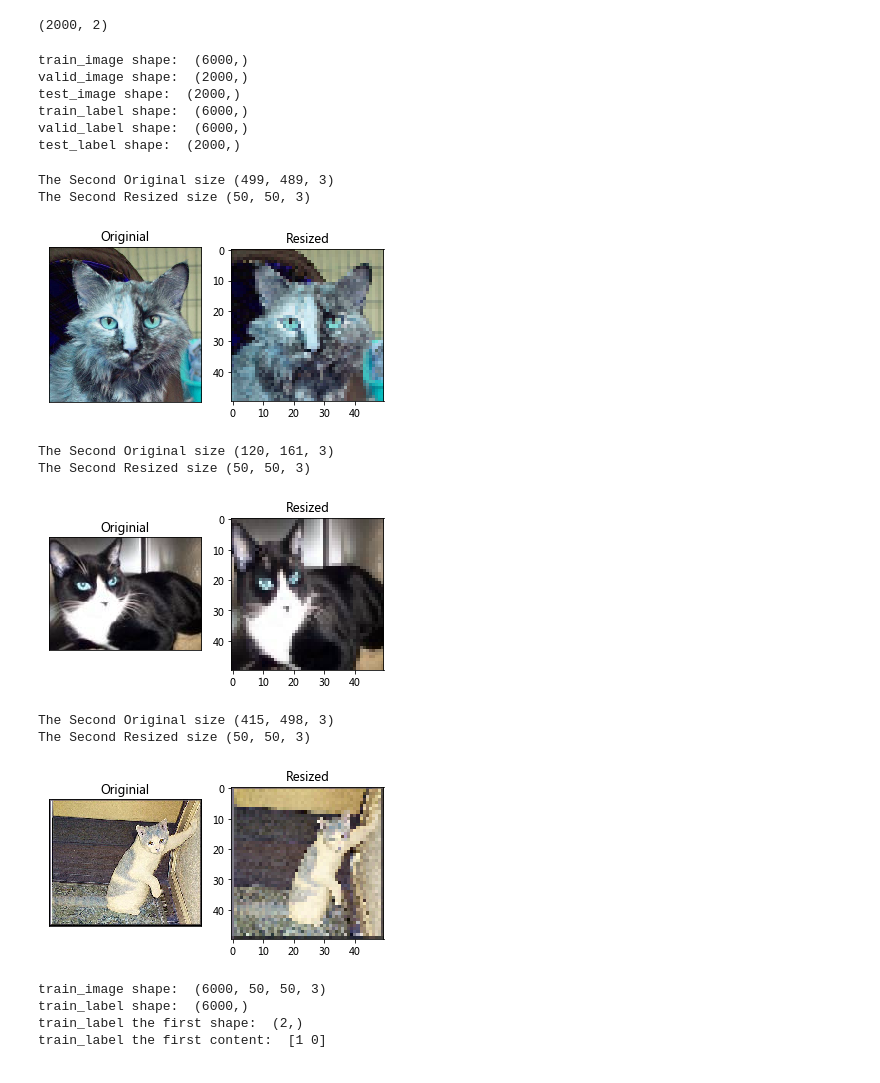
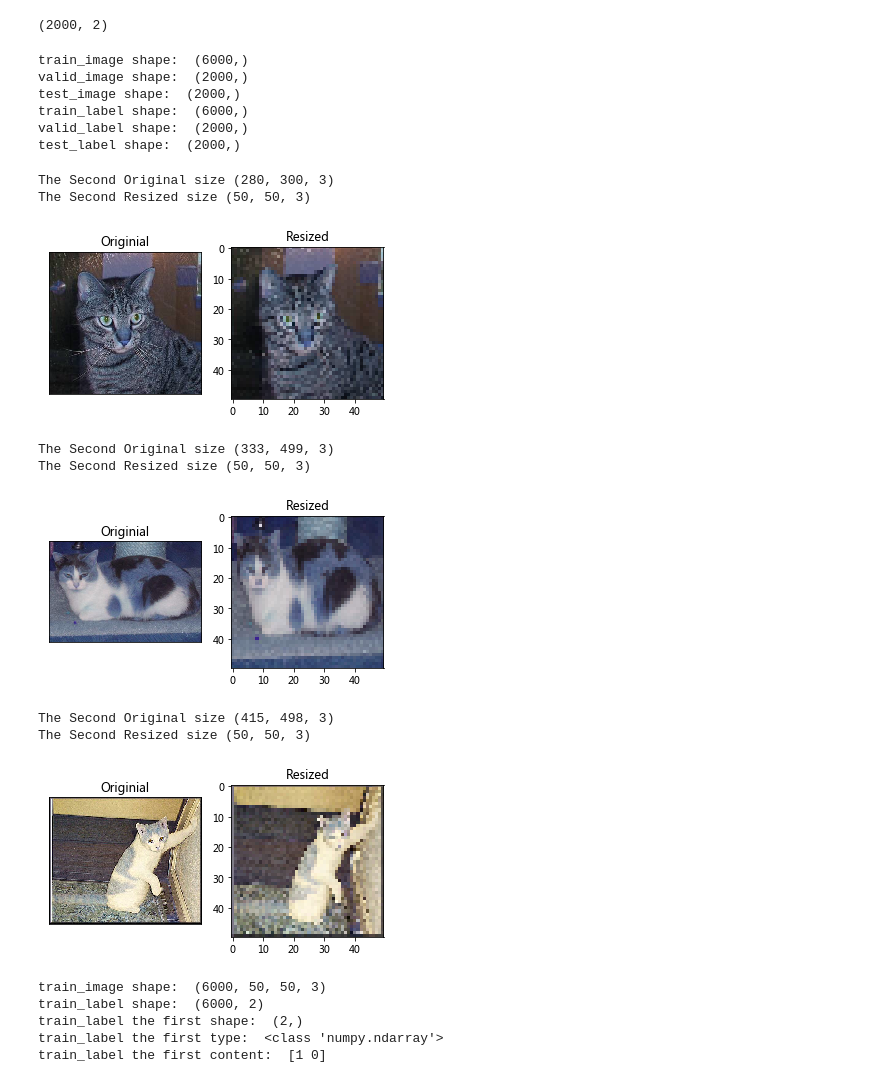
Before and after one commit to momochang/cat-vs-dog-classification---DNN-no-hidden, a Jupyter notebook: cat vs dog-classification DNN no hidden.ipynb, the cells around one changed output. Drawn from its saved outputs; the diff is of its cells as text; code cells hidden in the pictures.

```diff
--- a/cat vs dog-classification DNN no hidden.ipynb
+++ b/cat vs dog-classification DNN no hidden.ipynb
@@ -30,7 +34,7 @@ def read_directory(**kwargs):
         if img is None:
             pass
         else:
-            kwargs['array_image'].append([img, np.array(label).reshape(1, 2)])
+            kwargs['array_image'].append([img, np.array(label)])
 
     return np.array(kwargs['array_image'])
 # %%
@@ -107,7 +117,7 @@ test_datasets.shape
 # %%
 ## 3. distribution train, valid and test data
 train_image, train_label = (datasets[:6000, 0], datasets[:6000, 1])
-valid_image, valid_label = (datasets[6000:, 0], datasets[:6000, 1])
+valid_image, valid_label = (datasets[6000:, 0], datasets[6000:, 1])
 test_image, test_label = (test_datasets[:, 0], test_datasets[:, 1])
 print('train_image shape: ',train_image.shape)
 print('valid_image shape: ',valid_image.shape)
@@ -120,14 +130,14 @@ train_image shape:  (6000,)
 valid_image shape:  (2000,)
 test_image shape:  (2000,)
 train_label shape:  (6000,)
-valid_label shape:  (6000,)
+valid_label shape:  (2000,)
 test_label shape:  (2000,)
 # %%
 datasets = None
 test_datasets = None
 # %%
 ## 2. resize each data
-def processing(data):
+def processing(data, lab):
     #img = [cv2.imread(i, cv2.IMREAD_UNCHANGED) for i in data[:3]]
 
     print('The Second Original size', data[1].shape)
@@ -135,25 +145,27 @@ def processing(data):
     width = 50
     dim = (width, height)
     res_img = []
+    res_lab = []
     for i in range(len(data)):
         res = cv2.resize(data[i], dim, interpolation = cv2.INTER_LINEAR)
         res_img.append(res)
+        res_lab.append(lab[i])
 
     print("The Second Resized size", res_img[1].shape)
     resized = res_img[1]
     display(data[1], resized, 'Originial', 'Resized')
-    return np.array(res_img)
+    return np.array(res_img), np.array(res_lab)
 # %%
-train_image = processing(train_image)
-valid_image = processing(valid_image)
-test_image = processing(test_image)
+train_image, train_label = processing(train_image, train_label)
+valid_image, valid_label = processing(valid_image, valid_label)
+test_image, test_label = processing(test_image, test_label)
 # %% [output]
-The Second Original size (499, 489, 3)
+The Second Original size (280, 300, 3)
 The Second Resized size (50, 50, 3)
-[figure, old version]
+[figure, new version]
-The Second Original size (120, 161, 3)
+The Second Original size (333, 499, 3)
 The Second Resized size (50, 50, 3)
-[figure, old version]
+[figure, new version]
 The Second Original size (415, 498, 3)
 The Second Resized size (50, 50, 3)
 [figure]
@@ -161,11 +173,13 @@ The Second Resized size (50, 50, 3)
 print('train_image shape: ', train_image.shape)
 print('train_label shape: ', train_label.shape)
 print('train_label the first shape: ', train_label[0].shape)
+print('train_label the first type: ', type(train_label[0]))
 print('train_label the first content: ', train_label[0])
 # %% [output]
 train_image shape:  (6000, 50, 50, 3)
-train_label shape:  (6000,)
+train_label shape:  (6000, 2)
 train_label the first shape:  (2,)
+train_label the first type:  <class 'numpy.ndarray'>
 train_label the first content:  [1 0]
 # %%
 ## 4. initial variable
```
Also changed, not shown: parts of 21 cells of this notebook.
